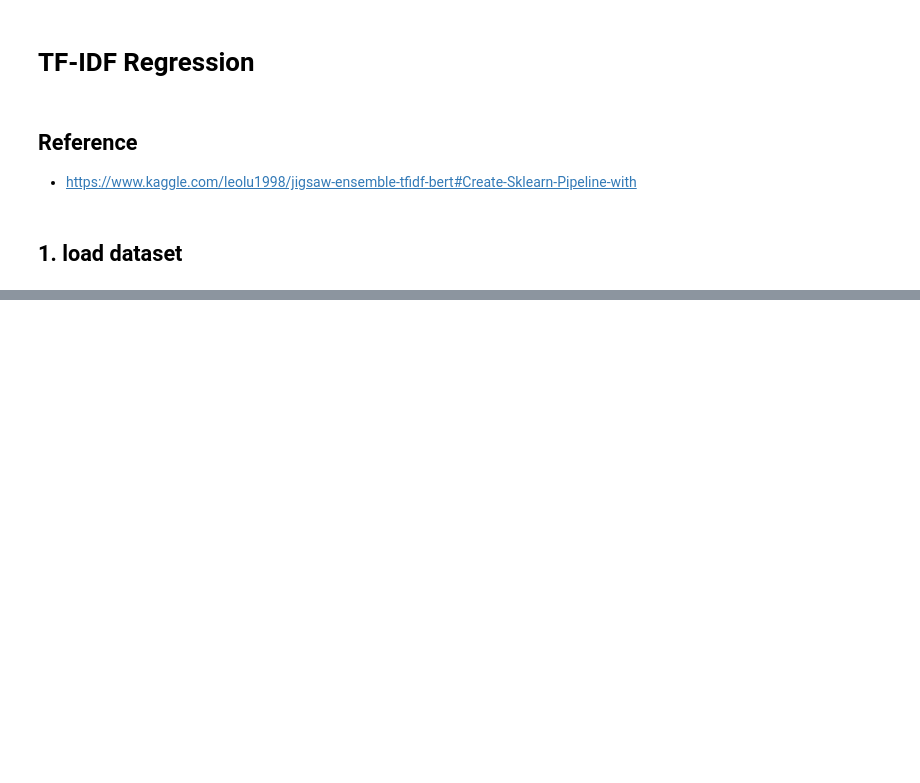
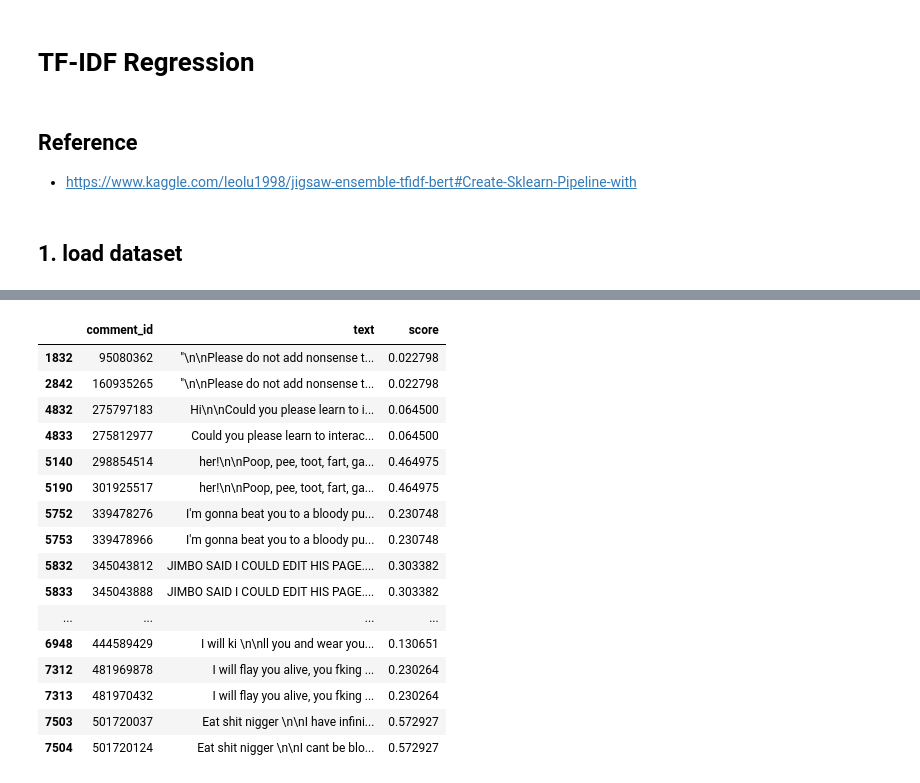
Before and after one commit to team-ok-nlp/jigsaw-toxic-competition, a Jupyter notebook: experiments/tfidf_regression.ipynb, the cells around one changed output, grey strips where cells are left out. Cells and saved outputs as stored; diff of their text form; code cells hidden in the pictures; blank space fills up the shorter version.

```diff
--- a/experiments/tfidf_regression.ipynb
+++ b/experiments/tfidf_regression.ipynb
@@ -29,0 +217,3 @@ import gc
+# %%
+# Predict using pipeline
+df_sub['score'] = test_preds_arr.mean(axis=1)
@@ -29,0 +225,3 @@ import gc
+# %%
+same_score = df_sub['score'].value_counts().reset_index()[:10]
+same_score
@@ -29,0 +240,20 @@ import gc
+# %%
+df_sub[df_sub['score'].isin(same_score['index'].tolist())]
+# %% [output]
+|  | comment_id | text | score |
+| 1832 | 95080362 | "\n\nPlease do not add nonsense t... | 0.022798 |
+| 2842 | 160935265 | "\n\nPlease do not add nonsense t... | 0.022798 |
+| 4832 | 275797183 | Hi\n\nCould you please learn to i... | 0.064500 |
+| 4833 | 275812977 | Could you please learn to interac... | 0.064500 |
+| 5140 | 298854514 | her!\n\nPoop, pee, toot, fart, ga... | 0.464975 |
+| 5190 | 301925517 | her!\n\nPoop, pee, toot, fart, ga... | 0.464975 |
+| 5752 | 339478276 | I'm gonna beat you to a bloody pu... | 0.230748 |
+| 5753 | 339478966 | I'm gonna beat you to a bloody pu... | 0.230748 |
+| 5832 | 345043812 | JIMBO SAID I COULD EDIT HIS PAGE.... | 0.303382 |
+| 5833 | 345043888 | JIMBO SAID I COULD EDIT HIS PAGE.... | 0.303382 |
+| ... | ... | ... | ... |
+| 6948 | 444589429 | I will ki \n\nll you and wear you... | 0.130651 |
+| 7312 | 481969878 | I will flay you alive, you fking ... | 0.230264 |
+| 7313 | 481970432 | I will flay you alive, you fking ... | 0.230264 |
+| 7503 | 501720037 | Eat shit nigger \n\nI have infini... | 0.572927 |
+| 7504 | 501720124 | Eat shit nigger \n\nI cant be blo... | 0.572927 |
```
Also changed, not shown: parts of 26 cells of this notebook.
